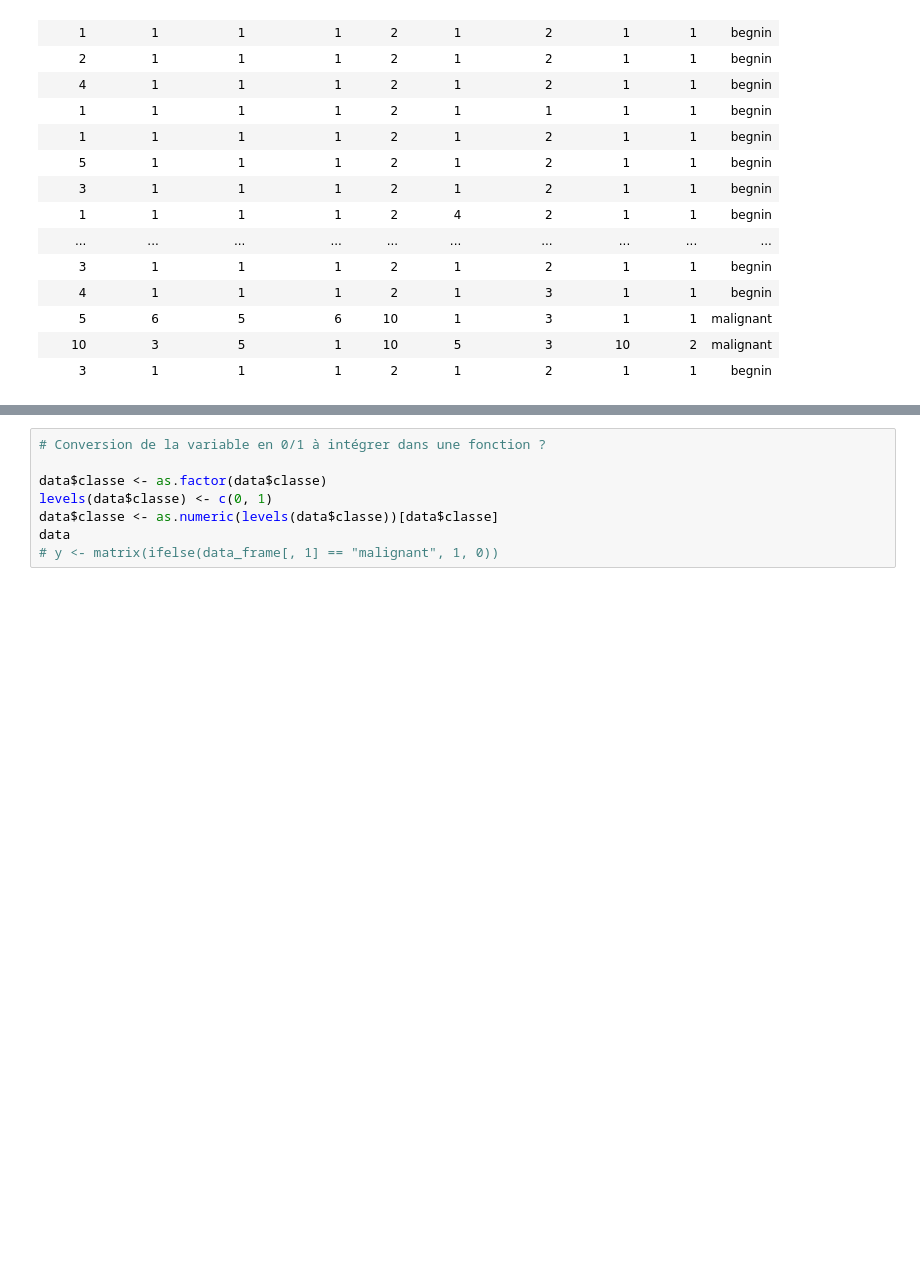
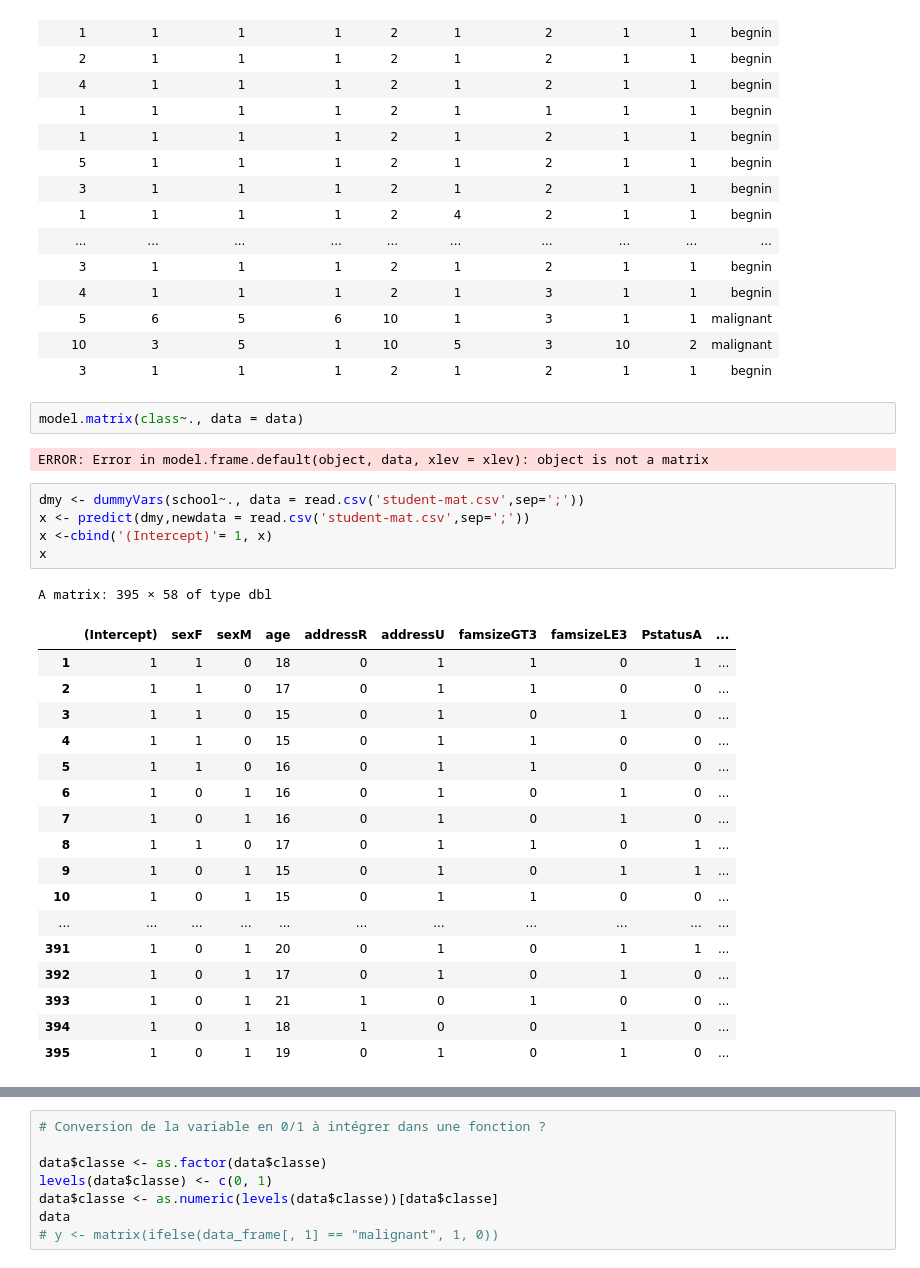
Before and after one commit to RomainDudoit/M2_RPackage, a Jupyter notebook: Notebook_romain.ipynb, the cells around one changed output, grey strips where cells are left out. Cells and saved outputs as stored; diff of their text form; blank space fills up the shorter version.

```diff
--- a/Notebook_romain.ipynb
+++ b/Notebook_romain.ipynb
@@ -34,3 +34,31 @@ A tibble: 699 × 10
 | 5 | 6 | 5 | 6 | 10 | 1 | 3 | 1 | 1 | malignant |
 | 10 | 3 | 5 | 1 | 10 | 5 | 3 | 10 | 2 | malignant |
 | 3 | 1 | 1 | 1 | 2 | 1 | 2 | 1 | 1 | begnin |
+# %%
+model.matrix(class~., data = data)
+# %% [output]
+ERROR: Error in model.frame.default(object, data, xlev = xlev): object is not a matrix
+# %%
+dmy <- dummyVars(school~., data = read.csv('student-mat.csv',sep=';'))
+x <- predict(dmy,newdata = read.csv('student-mat.csv',sep=';'))
+x <-cbind('(Intercept)'= 1, x)
+x
+# %% [output]
+A matrix: 395 × 58 of type dbl
+|  | (Intercept) | sexF | sexM | age | addressR | addressU | famsizeGT3 | famsizeLE3 | PstatusA | ... |
+| 1 | 1 | 1 | 0 | 18 | 0 | 1 | 1 | 0 | 1 | ... |
+| 2 | 1 | 1 | 0 | 17 | 0 | 1 | 1 | 0 | 0 | ... |
+| 3 | 1 | 1 | 0 | 15 | 0 | 1 | 0 | 1 | 0 | ... |
+| 4 | 1 | 1 | 0 | 15 | 0 | 1 | 1 | 0 | 0 | ... |
+| 5 | 1 | 1 | 0 | 16 | 0 | 1 | 1 | 0 | 0 | ... |
+| 6 | 1 | 0 | 1 | 16 | 0 | 1 | 0 | 1 | 0 | ... |
+| 7 | 1 | 0 | 1 | 16 | 0 | 1 | 0 | 1 | 0 | ... |
+| 8 | 1 | 1 | 0 | 17 | 0 | 1 | 1 | 0 | 1 | ... |
+| 9 | 1 | 0 | 1 | 15 | 0 | 1 | 0 | 1 | 1 | ... |
+| 10 | 1 | 0 | 1 | 15 | 0 | 1 | 1 | 0 | 0 | ... |
+| ... | ... | ... | ... | ... | ... | ... | ... | ... | ... | ... |
+| 391 | 1 | 0 | 1 | 20 | 0 | 1 | 0 | 1 | 1 | ... |
+| 392 | 1 | 0 | 1 | 17 | 0 | 1 | 0 | 1 | 0 | ... |
+| 393 | 1 | 0 | 1 | 21 | 1 | 0 | 1 | 0 | 0 | ... |
+| 394 | 1 | 0 | 1 | 18 | 1 | 0 | 0 | 1 | 0 | ... |
+| 395 | 1 | 0 | 1 | 19 | 0 | 1 | 0 | 1 | 0 | ... |
```
Also changed, not shown: parts of 11 cells of this notebook, 1 other file.
